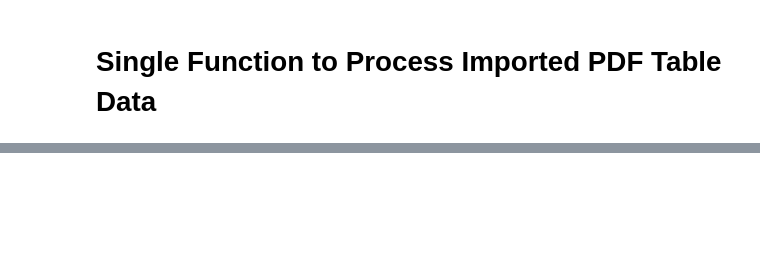
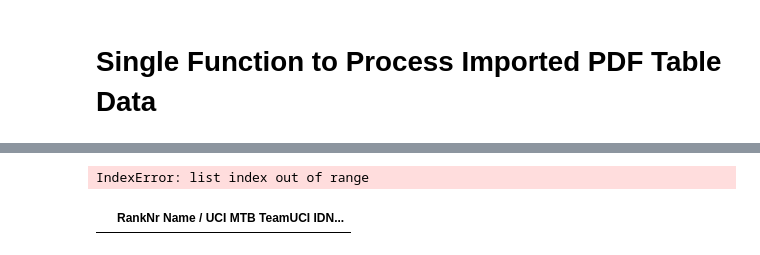
Before and after one commit to Will-Jacobs/Downhill-Race-Times, a Jupyter notebook: PDF Scraper + PreProcessing.ipynb, the cells around one changed output, grey strips where cells are left out. Saved outputs shown, nothing was run; the diff lists cells and outputs as text; code cells hidden in the pictures; blank space fills up the shorter version.

```diff
--- a/PDF Scraper + PreProcessing.ipynb
+++ b/PDF Scraper + PreProcessing.ipynb
@@ -605,0 +684,23 @@ table_3.head()
+# %%
+mega_race_time_df = pd.DataFrame()
+
+for file in pdf_files:
+
+    race_times_file_name = file
+
+    data = tb.read_pdf(race_times_file_name, pages = 'all', area = [45, 1, 210, 200])
+
+    data_test = data.copy()
+
+    for i in range(len(data_test)-1):
+        table_clean = table_sort(data_test[i])
+
+        mega_race_time_df = pd.concat([mega_race_time_df, table_clean], ignore_index=True)
+# %% [output]
+IndexError: list index out of range
+# %%
+fort_william = tb.read_pdf('17_06_04 Fort William DH2.pdf', pages = 'all')
+# %%
+fort_william[2]
+# %% [output]
+|  | RankNr Name / UCI MTB TeamUCI IDN... |
```
Also changed, not shown: parts of 17 cells of this notebook, 1 other file.
